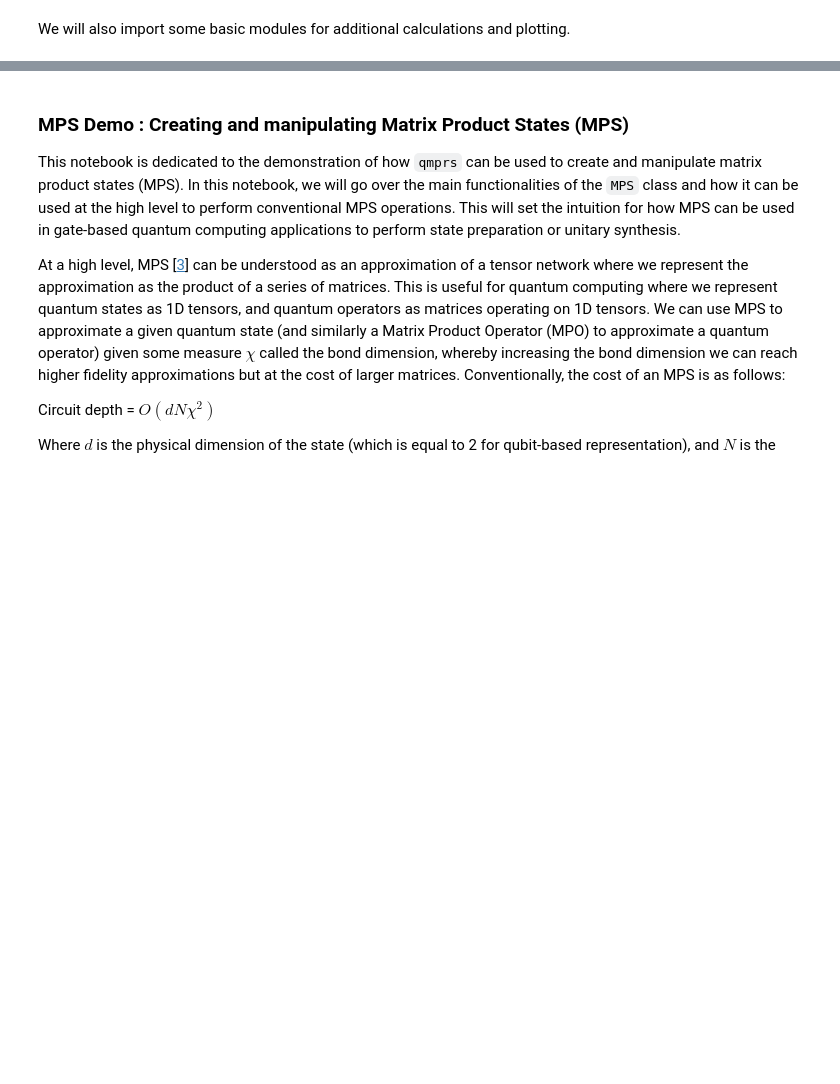
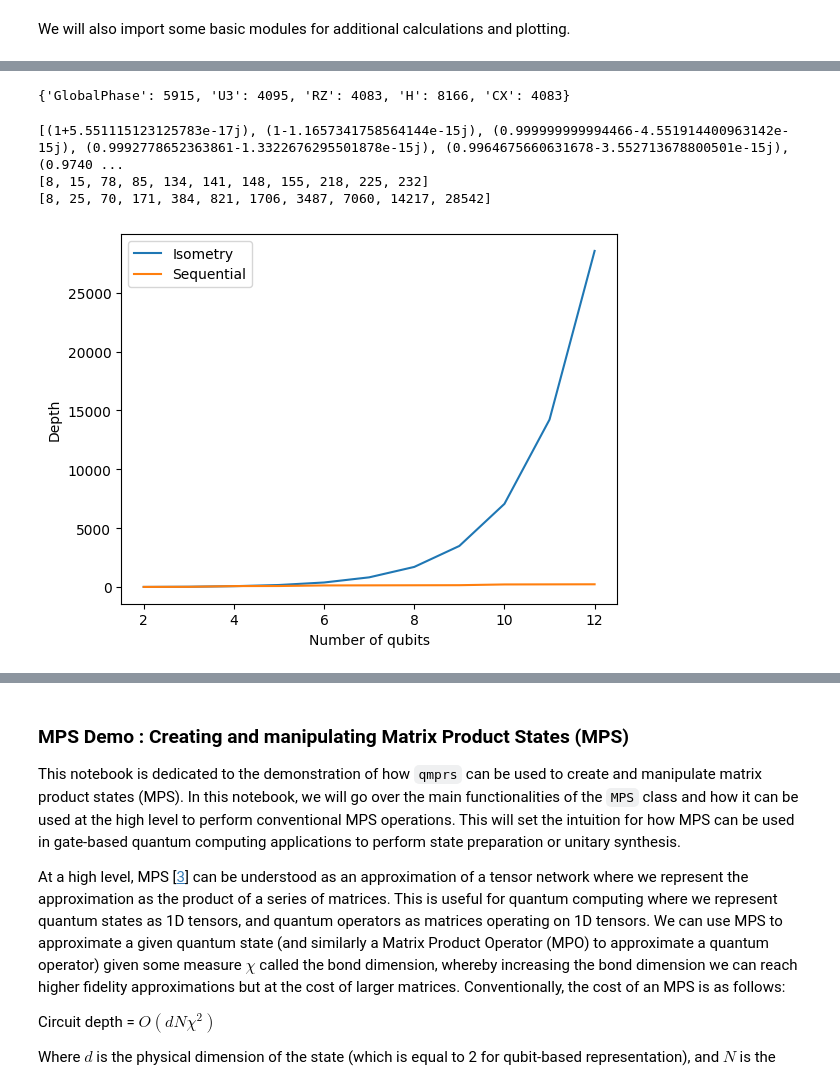
Before and after one commit to Qualition/qmprs, a Jupyter notebook: notebooks/Creating and Manipulating MPS.ipynb, the cells around one changed output, grey strips where cells are left out. Saved outputs shown, nothing was run; the diff lists cells and outputs as text; code cells hidden in the pictures; blank space fills up the shorter version.

```diff
--- a/notebooks/Creating and Manipulating MPS.ipynb
+++ b/notebooks/Creating and Manipulating MPS.ipynb
@@ -20,3 +20,5 @@ from numpy.typing import NDArray
 import matplotlib.pyplot as plt
 import pandas as pd
 from tqdm import tqdm
+# %%
+sequential = Sequential(QiskitCircuit)
@@ -22,0 +78,26 @@ from tqdm import tqdm
+# %%
+state = generate_random_state(12)
+
+circuit = isometry.prepare_state(state)
+
+print(circuit.count_ops())
+# %% [output]
+{'GlobalPhase': 5915, 'U3': 4095, 'RZ': 4083, 'H': 8166, 'CX': 4083}
+# %%
+print(sequential_fidelities)
+print(sequential_depths)
+print(isometry_depths)
+
+plt.plot(range(2, 13), isometry_depths, label="Isometry")
+plt.plot(range(2, 13), sequential_depths, label="Sequential")
+
+plt.xlabel("Number of qubits")
+plt.ylabel("Depth")
+
+plt.legend()
+plt.show()
+# %% [output]
+[(1+5.551115123125783e-17j), (1-1.1657341758564144e-15j), (0.999999999994466-4.551914400963142e-15j), (0.9992778652363861-1.3322676295501878e-15j), (0.9964675660631678-3.552713678800501e-15j), (0.9740 ...
+[8, 15, 78, 85, 134, 141, 148, 155, 218, 225, 232]
+[8, 25, 70, 171, 384, 821, 1706, 3487, 7060, 14217, 28542]
+[figure, added]
```
Also changed, not shown: parts of 13 cells of this notebook, 12 other files.
